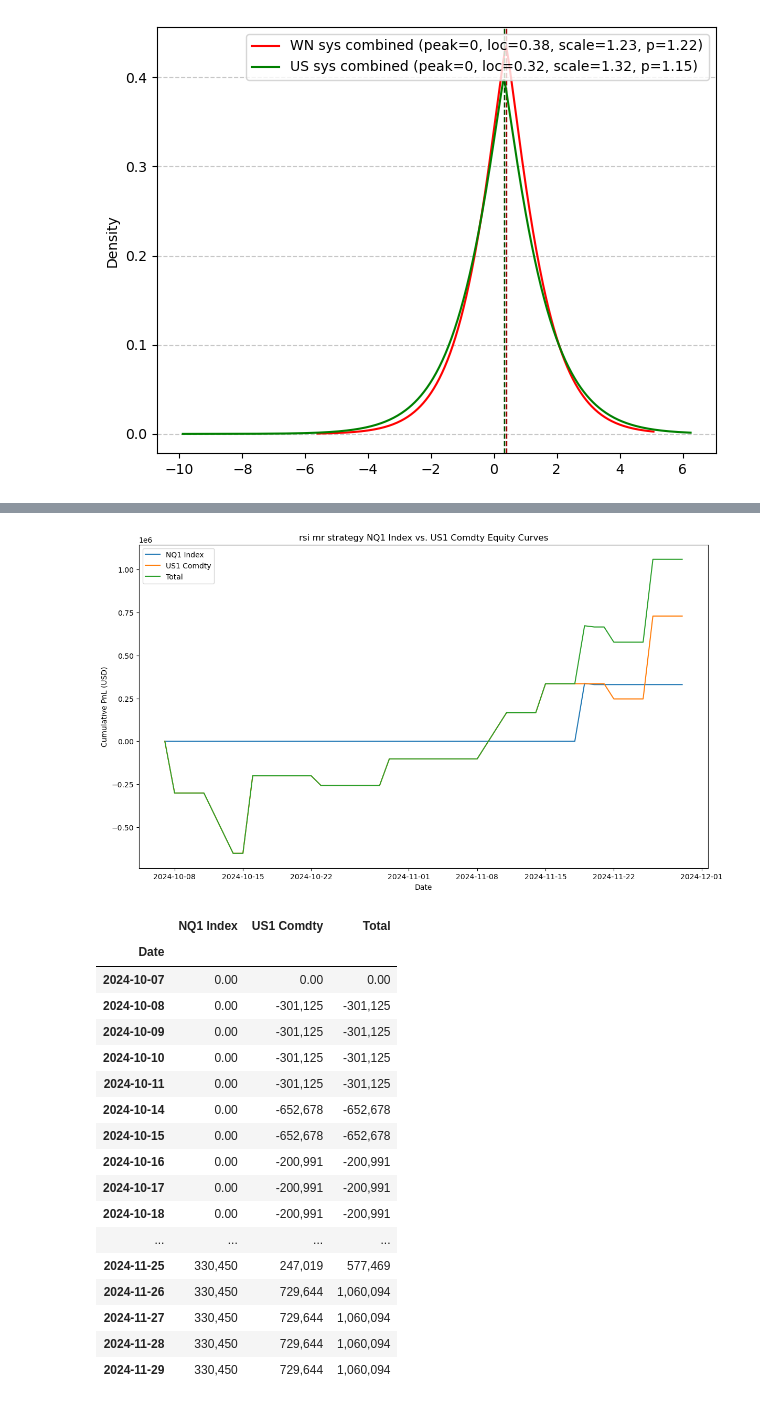
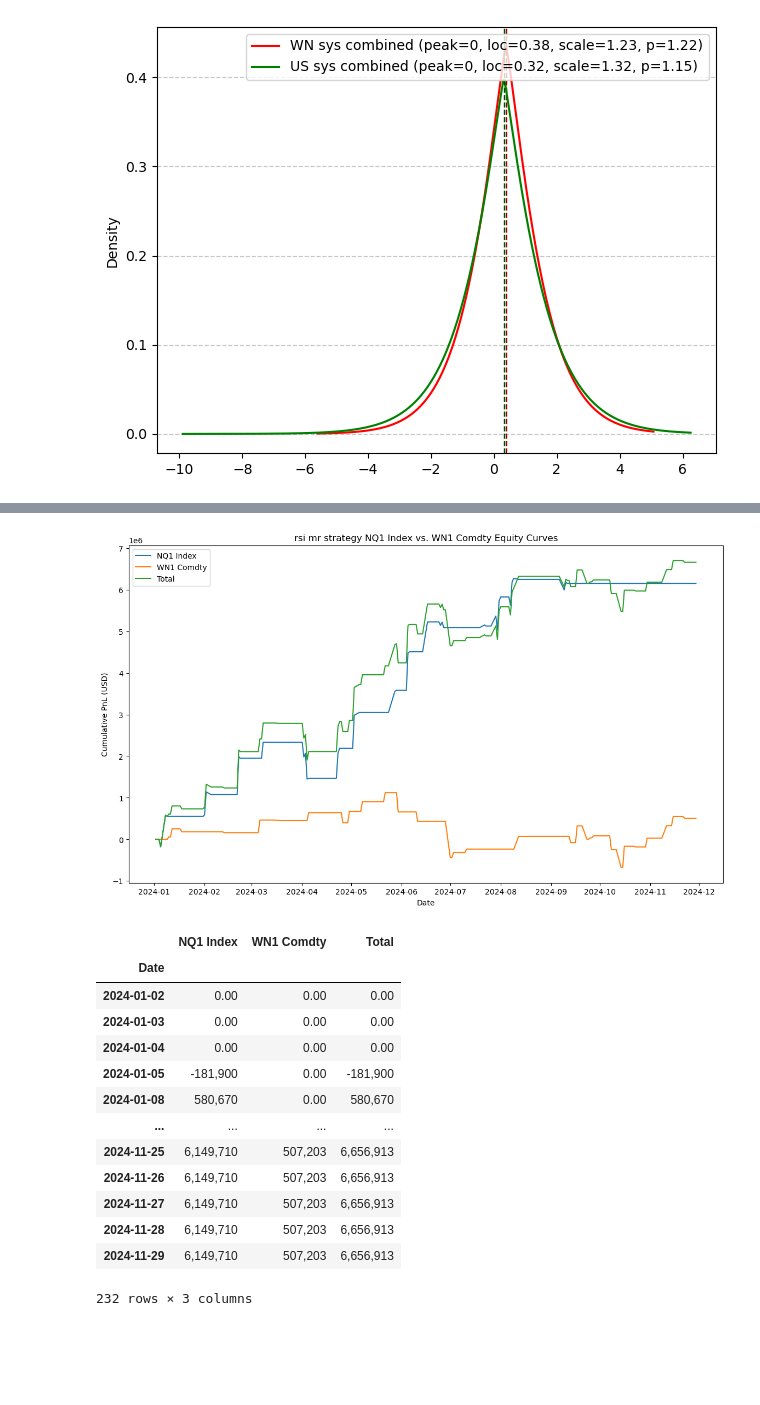
Before and after one commit to utkarshmn/bteng, a Jupyter notebook: NQ-FI MeanReversion.ipynb, the cells around one changed output, grey strips where cells are left out. Drawn from its saved outputs; the diff is of its cells as text; code cells hidden in the pictures; blank space fills up the shorter version.

```diff
--- a/NQ-FI MeanReversion.ipynb
+++ b/NQ-FI MeanReversion.ipynb
@@ -198,7 +198,7 @@ for asst in cmp_assts:
     )
 
     res = tmp.backtest_all_assets(save=True)
-    resdb = tmp.plot_equity(byassets=True, totalsys=True, start_date = '01012005', save_fig=True)
+    resdb = tmp.plot_equity(byassets=True, totalsys=True, start_date = '01012000', save_fig=True)
     stats = tmp.calculate_statistics(byassets=True, totalsys=True, start_date='01012001')
     statsdf[asst] = stats
     results[asst] = resdb
@@ -617,22 +615,19 @@ wnrule = trules['US1 Comdty']
 # %%
-wnrule.plot_equity(byassets=True, totalsys=True, start_date='07102024')
+wnrule = trules['WN1 Comdty']
+wnrule.plot_equity(byassets=True, totalsys=True, start_date='01012024')
 # %% [output]
-[figure, old version]
+[figure, new version]
-|  | NQ1 Index | US1 Comdty | Total |
+|  | NQ1 Index | WN1 Comdty | Total |
 | Date |  |  |  |
-| 2024-10-07 | 0.00 | 0.00 | 0.00 |
-| 2024-10-08 | 0.00 | -301,125 | -301,125 |
-| 2024-10-09 | 0.00 | -301,125 | -301,125 |
-| 2024-10-10 | 0.00 | -301,125 | -301,125 |
-| 2024-10-11 | 0.00 | -301,125 | -301,125 |
-| 2024-10-14 | 0.00 | -652,678 | -652,678 |
-| 2024-10-15 | 0.00 | -652,678 | -652,678 |
-| 2024-10-16 | 0.00 | -200,991 | -200,991 |
-| 2024-10-17 | 0.00 | -200,991 | -200,991 |
-| 2024-10-18 | 0.00 | -200,991 | -200,991 |
+| 2024-01-02 | 0.00 | 0.00 | 0.00 |
+| 2024-01-03 | 0.00 | 0.00 | 0.00 |
+| 2024-01-04 | 0.00 | 0.00 | 0.00 |
+| 2024-01-05 | -181,900 | 0.00 | -181,900 |
+| 2024-01-08 | 580,670 | 0.00 | 580,670 |
 | ... | ... | ... | ... |
-| 2024-11-25 | 330,450 | 247,019 | 577,469 |
-| 2024-11-26 | 330,450 | 729,644 | 1,060,094 |
-| 2024-11-27 | 330,450 | 729,644 | 1,060,094 |
-| 2024-11-28 | 330,450 | 729,644 | 1,060,094 |
-| 2024-11-29 | 330,450 | 729,644 | 1,060,094 |
+| 2024-11-25 | 6,149,710 | 507,203 | 6,656,913 |
+| 2024-11-26 | 6,149,710 | 507,203 | 6,656,913 |
+| 2024-11-27 | 6,149,710 | 507,203 | 6,656,913 |
+| 2024-11-28 | 6,149,710 | 507,203 | 6,656,913 |
+| 2024-11-29 | 6,149,710 | 507,203 | 6,656,913 |
+232 rows × 3 columns
```
Also changed, not shown: parts of 5 cells of this notebook.
